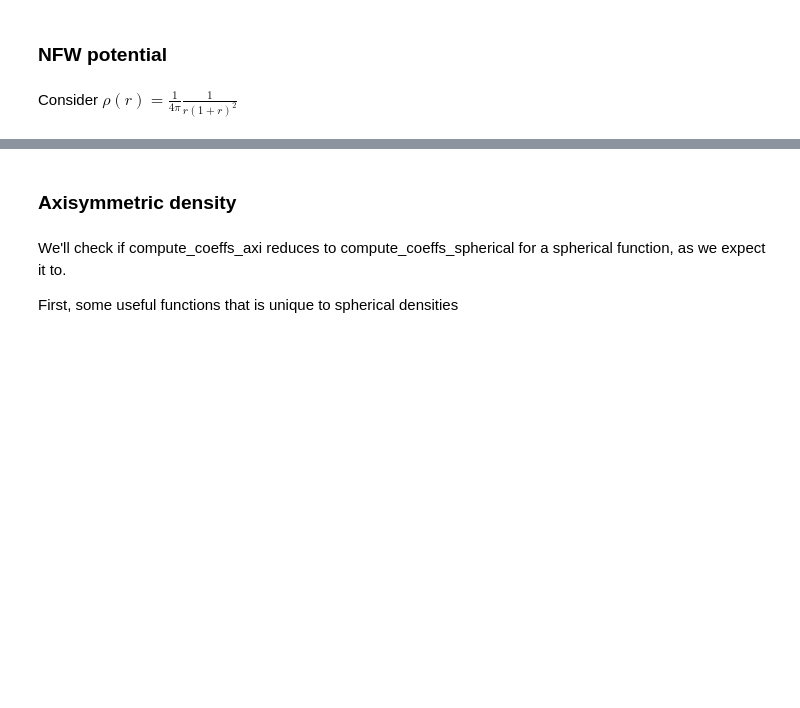
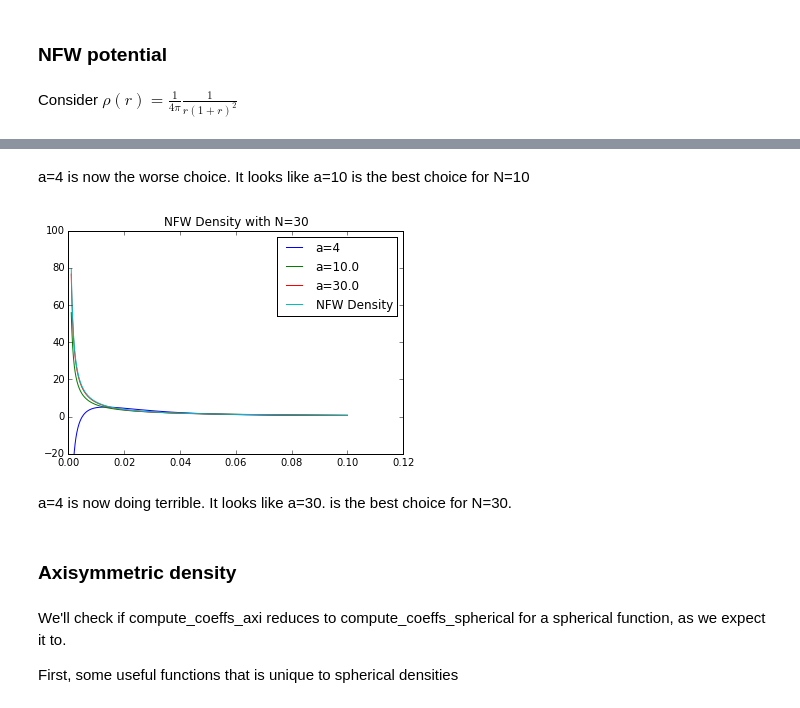
Before and after one commit to SeaifanAladdin/galpy-notebook, a Jupyter notebook: galpy/SCFPotential.ipynb, the cells around one changed output, grey strips where cells are left out. Drawn from its saved outputs; the diff is of its cells as text; code cells hidden in the pictures; blank space fills up the shorter version.

```diff
--- a/galpy/SCFPotential.ipynb
+++ b/galpy/SCFPotential.ipynb
@@ -215,3 +133,11 @@ $$\rho (r) = \frac{3}{4\pi} \frac{a}{(a + r)^4}$$
+# %% [markdown]
+a=4 is now the worse choice. It looks like a=10 is the best choice for N=10
+# %%
+density = plotDensityVaryinga(rho_NFW, 30, a_SCF[1:])
+# %% [output]
+[figure, added]
+# %% [markdown]
+a=4 is now doing terrible. It looks like a=30. is the best choice for N=30.
 # %% [markdown]
 ### Axisymmetric density
 # %% [markdown]
```
Also changed, not shown: parts of 35 cells of this notebook.
